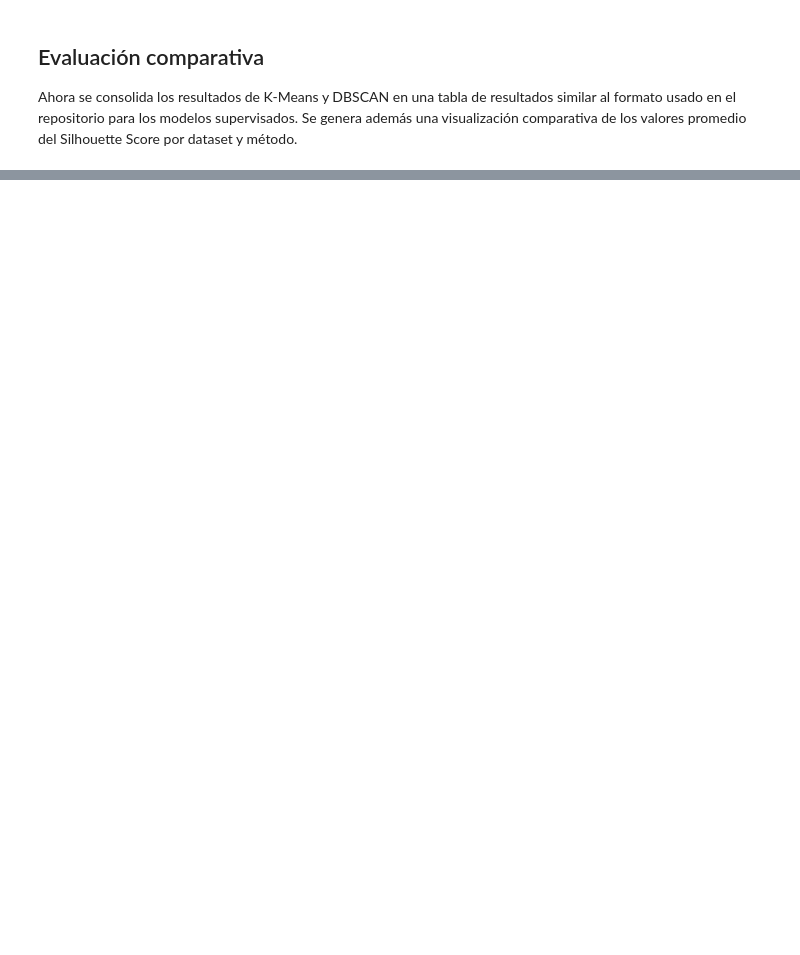
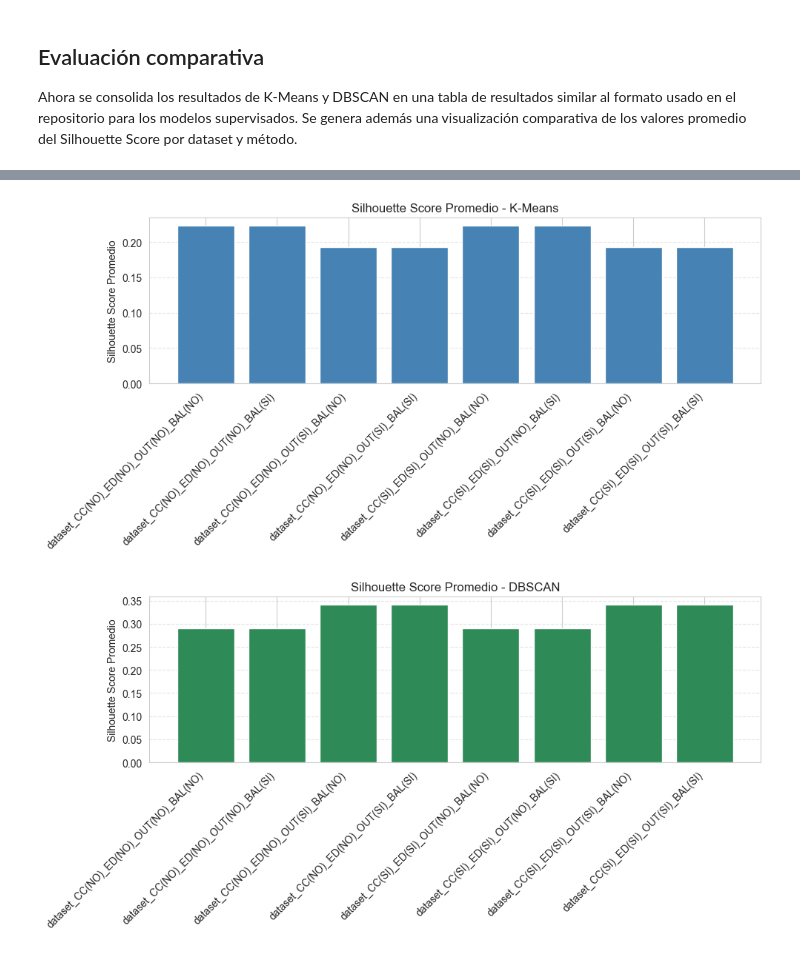
Before and after one commit to Zuleto1231/practica_2, a Jupyter notebook: main.ipynb, the cells around one changed output, grey strips where cells are left out. Drawn from its saved outputs; the diff is of its cells as text; code cells hidden in the pictures; blank space fills up the shorter version.

```diff
--- a/main.ipynb
+++ b/main.ipynb
@@ -1526,0 +1588,27 @@ Ahora se consolida los resultados de K-Means y DBSCAN en una tabla de resultados
+# %%
+import matplotlib.pyplot as plt
+
+# K-Means
+plt.figure(figsize=(10, 5))
+plt.bar(tabla_figura3["Dataset"], tabla_figura3["KMEANS_SILHOUETTE"], color="steelblue")
+plt.xticks(rotation=45, ha="right")
+plt.ylabel("Silhouette Score Promedio")
+plt.title("Silhouette Score Promedio - K-Means")
+plt.grid(axis="y", linestyle="--", alpha=0.5)
+plt.tight_layout()
+plt.savefig("visualizaciones/kmeans/bar_silhouette_general.png")
+plt.show()
+
+# DBSCAN
+plt.figure(figsize=(10, 5))
+plt.bar(tabla_figura3["Dataset"], tabla_figura3["DBSCAN_SILHOUETTE"], color="seagreen")
+plt.xticks(rotation=45, ha="right")
+plt.ylabel("Silhouette Score Promedio")
+plt.title("Silhouette Score Promedio - DBSCAN")
+plt.grid(axis="y", linestyle="--", alpha=0.5)
+plt.tight_layout()
+plt.savefig("visualizaciones/dbscan/bar_silhouette_general.png")
+plt.show()
+# %% [output]
+[figure, added]
+[figure, added]
```
Also changed, not shown: parts of 10 cells of this notebook.
